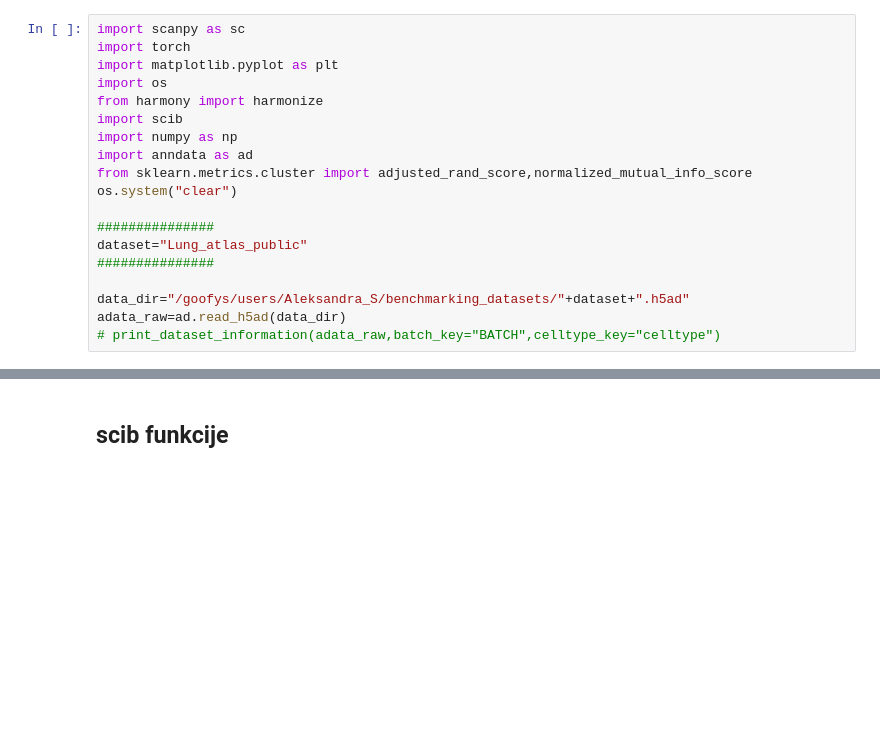
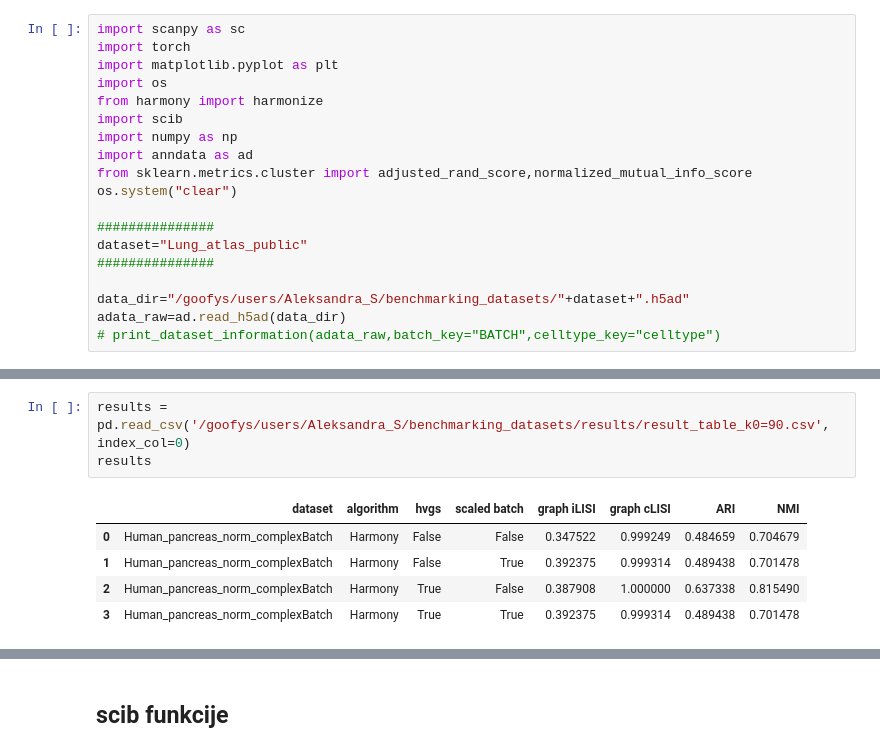
Before and after one commit to aleksstan96/Batch-Effect-Removal-Benchmarking, a Jupyter notebook: harmony/harmony_pytorch_lung.ipynb, the cells around one changed output, grey strips where cells are left out. Saved outputs shown, nothing was run; the diff lists cells and outputs as text; blank space fills up the shorter version.

```diff
--- a/harmony/harmony_pytorch_lung.ipynb
+++ b/harmony/harmony_pytorch_lung.ipynb
@@ -72,0 +32,9 @@ adt_proba = ad.concat(adata_sep)
+# %%
+results = pd.read_csv('/goofys/users/Aleksandra_S/benchmarking_datasets/results/result_table_k0=90.csv', index_col=0)
+results
+# %% [output]
+|  | dataset | algorithm | hvgs | scaled batch | graph iLISI | graph cLISI | ARI | NMI |
+| 0 | Human_pancreas_norm_complexBatch | Harmony | False | False | 0.347522 | 0.999249 | 0.484659 | 0.704679 |
+| 1 | Human_pancreas_norm_complexBatch | Harmony | False | True | 0.392375 | 0.999314 | 0.489438 | 0.701478 |
+| 2 | Human_pancreas_norm_complexBatch | Harmony | True | False | 0.387908 | 1.000000 | 0.637338 | 0.815490 |
+| 3 | Human_pancreas_norm_complexBatch | Harmony | True | True | 0.392375 | 0.999314 | 0.489438 | 0.701478 |
```
Also changed, not shown: parts of 21 cells of this notebook, 4 other files.
